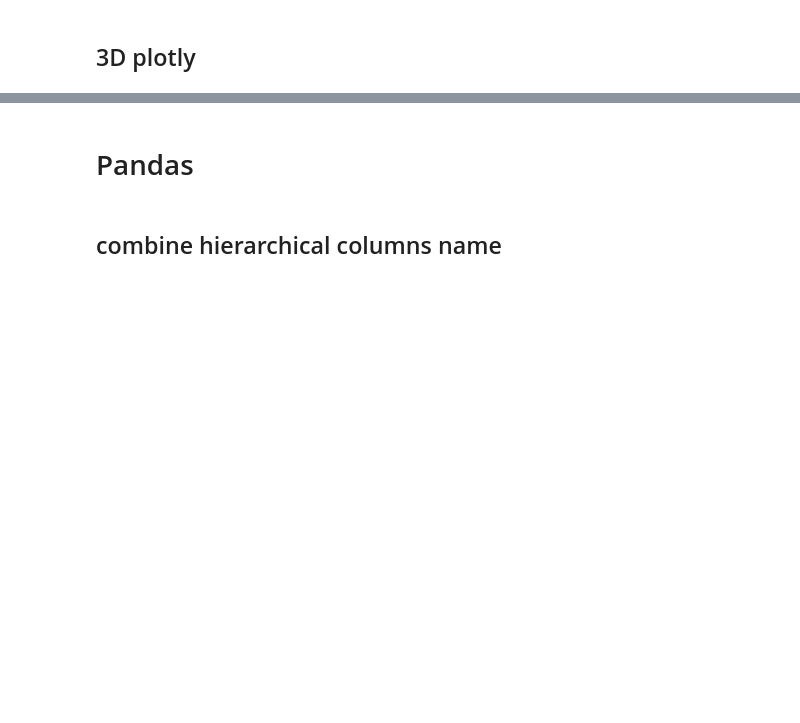
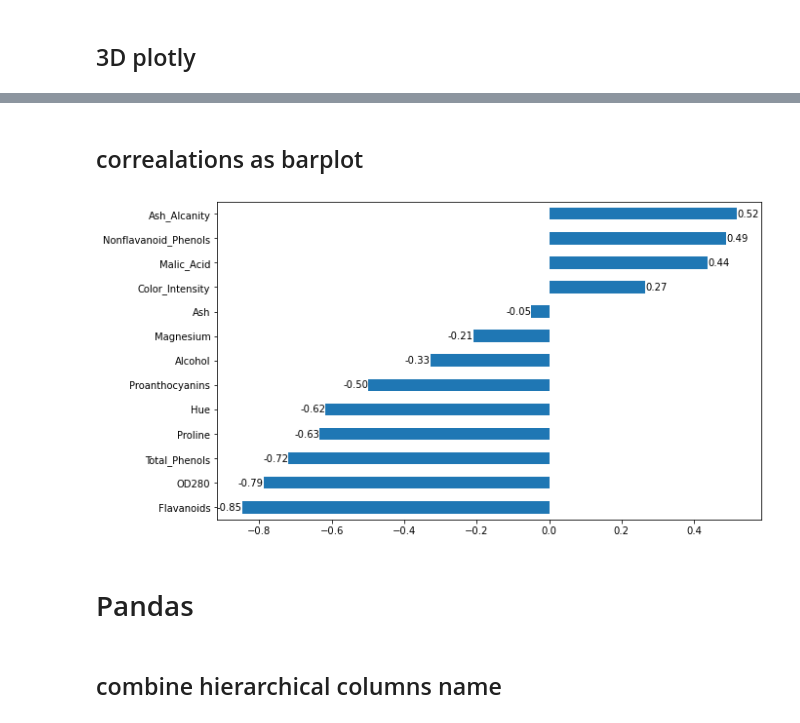
Before and after one commit to harun1yuksel/working, a Jupyter notebook: usefull_codes/usefull_functions.ipynb, the cells around one changed output, grey strips where cells are left out. Cells and saved outputs as stored; diff of their text form; code cells hidden in the pictures; blank space fills up the shorter version.

```diff
--- a/usefull_codes/usefull_functions.ipynb
+++ b/usefull_codes/usefull_functions.ipynb
@@ -80,3 +131,12 @@ fig.show();
+# %% [markdown]
+## correalations as barplot
+# %%
+ax = df.corr()["Customer_Segment"][:-1].sort_values().plot(kind="barh")
+ax.bar_label(ax.containers[0], fmt="%.2f");
+# Her bir feature ın customer segment ile olan korelasyonu
+# Ash_alcanity ve flavanoids customer segmenti belirleyiciymiş
+# %% [output]
+[figure, added]
 # %% [markdown]
 # Pandas
 # %% [markdown]
```
Also changed, not shown: parts of 9 cells of this notebook, 1 other file.
